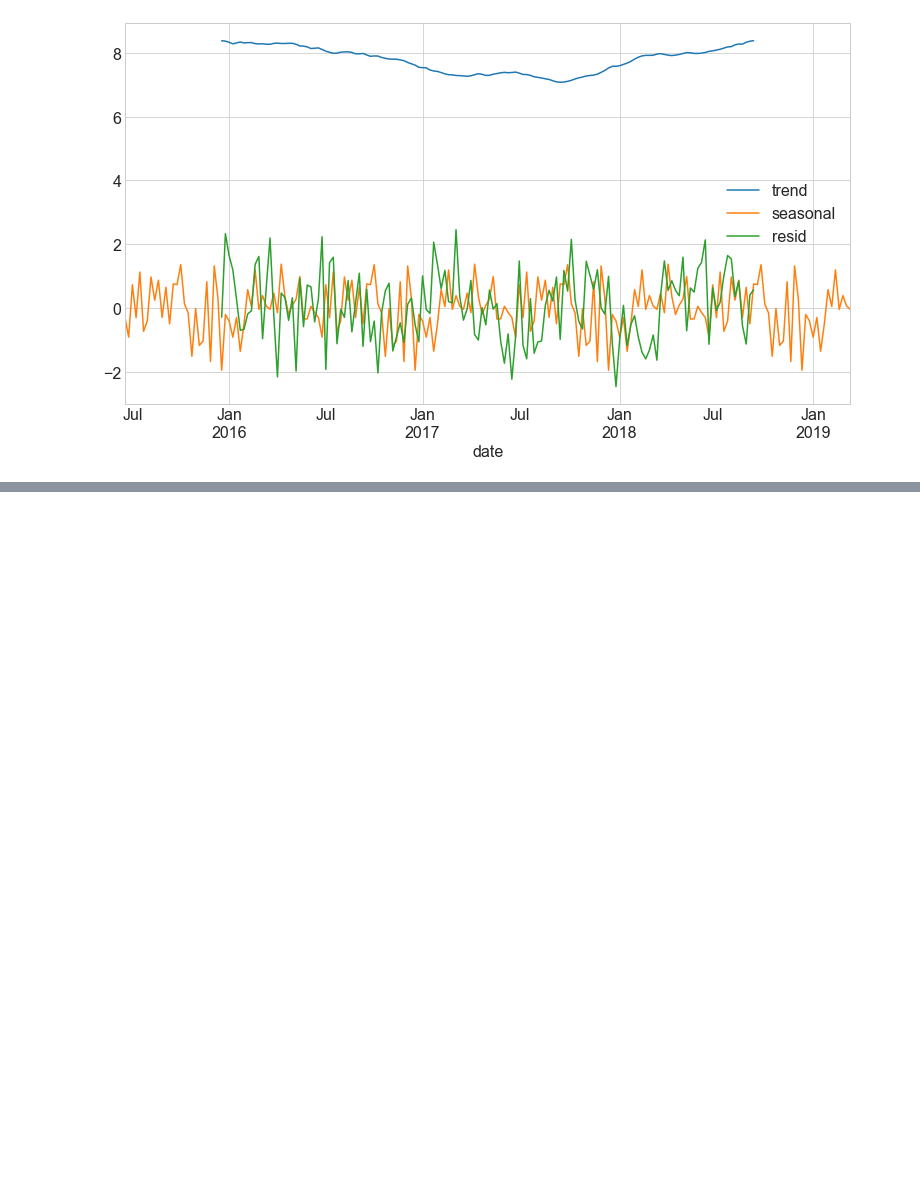
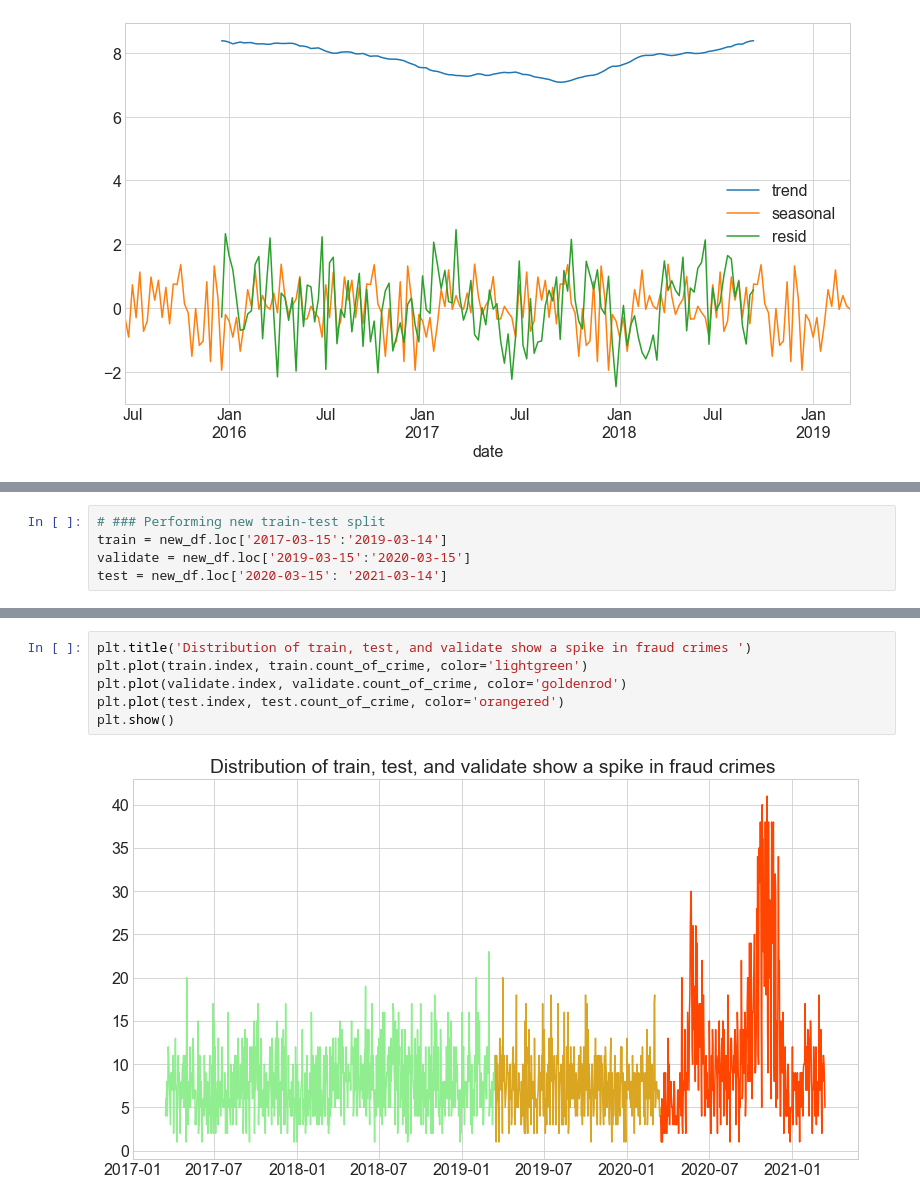
Before and after one commit to cristinalucin/boston-crime-data-project, a Jupyter notebook: Project Notebook.ipynb, the cells around one changed output, grey strips where cells are left out. Cells and saved outputs as stored; diff of their text form; blank space fills up the shorter version.

```diff
--- a/Project Notebook.ipynb
+++ b/Project Notebook.ipynb
@@ -1073,0 +1088,5 @@ decomposition.iloc[:, 1:].plot()
+# %%
+# ### Performing new train-test split
+train = new_df.loc['2017-03-15':'2019-03-14']
+validate = new_df.loc['2019-03-15':'2020-03-15']
+test = new_df.loc['2020-03-15': '2021-03-14']
@@ -1073,0 +1101,8 @@ decomposition.iloc[:, 1:].plot()
+# %%
+plt.title('Distribution of train, test, and validate show a spike in fraud crimes ')
+plt.plot(train.index, train.count_of_crime, color='lightgreen')
+plt.plot(validate.index, validate.count_of_crime, color='goldenrod')
+plt.plot(test.index, test.count_of_crime, color='orangered')
+plt.show()
+# %% [output]
+[figure, added]
```
Also changed, not shown: parts of 53 cells of this notebook.
